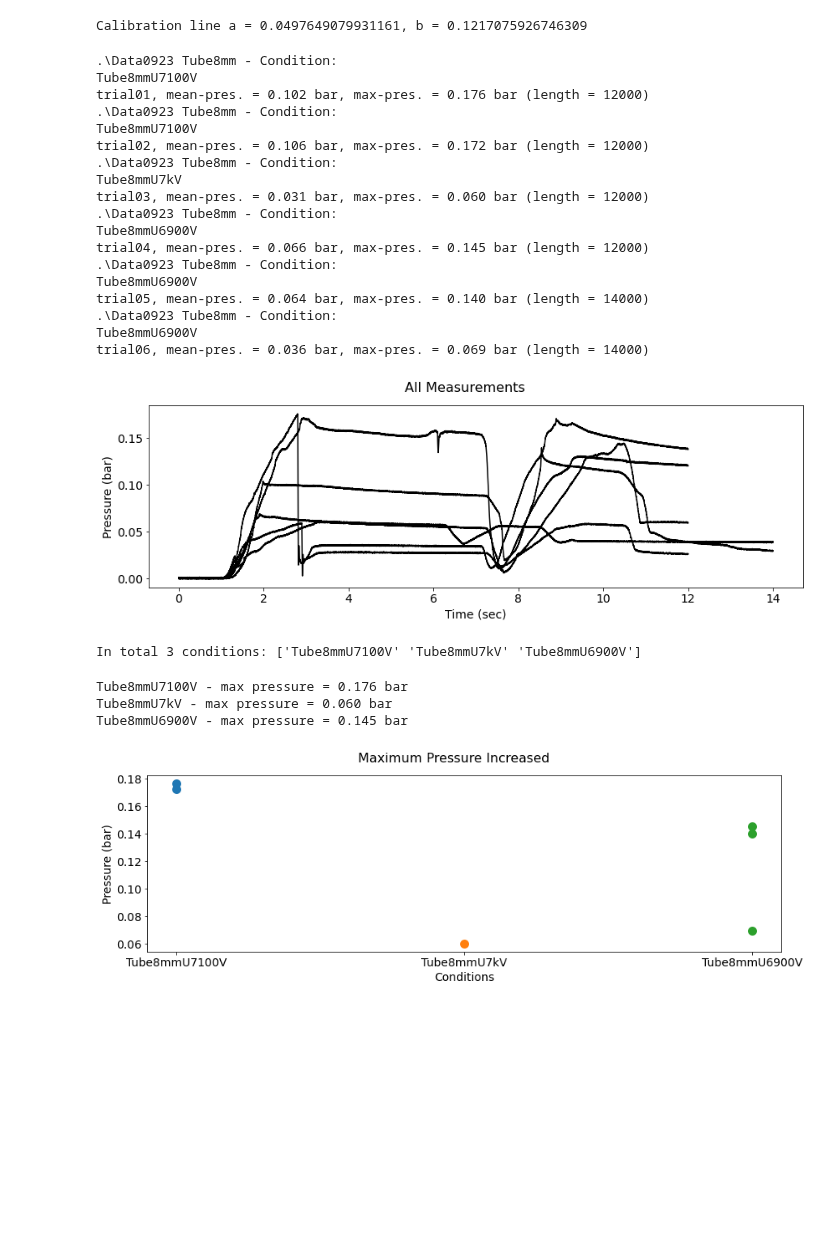
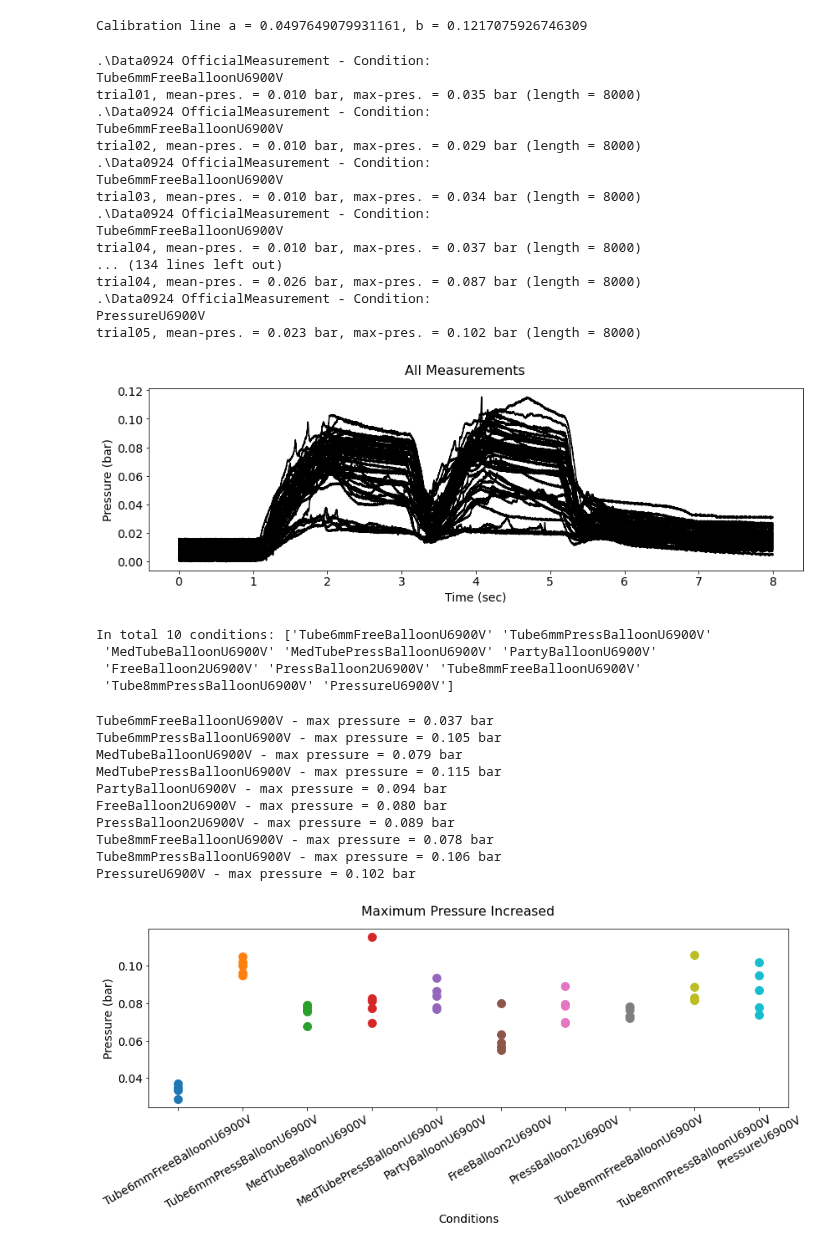
Before and after one commit to maxwellre/pycode, a Jupyter notebook: BipolarDAQ/BipolarDataAnalysis.ipynb, the cells around one changed output. Cells and saved outputs as stored; diff of their text form; code cells hidden in the pictures; blank space fills up the shorter version.

Commit message:
Tested 8mm to 4mm medical tube balloon actuators

```diff
--- a/BipolarDAQ/BipolarDataAnalysis.ipynb
+++ b/BipolarDAQ/BipolarDataAnalysis.ipynb
@@ -18,7 +18,8 @@ plt.rcParams.update({'font.size': 14})
 Fs = 1000
 
 # dataPath = ".\Data0908 Sealed with Hot Glue"
-dataPath = ".\Data0923 Tube8mm"
+# dataPath = ".\Data0923 Tube8mm"
+dataPath = ".\Data0924 OfficialMeasurement"
 
 calib = np.loadtxt('Calibration20210802.txt')
 print("Calibration line a = %.16f, b = %.16f" % (calib[0],calib[1]))
@@ -80,25 +81,24 @@ ax.set_ylabel('Pressure (bar)')
 
 presData = pd.DataFrame(presData, columns = ['Condition','Trial','MeanPressure','MaxPressure'])
 # %% [output]
-.\Data0923 Tube8mm - Condition:
-Tube8mmU7100V
-trial01, mean-pres. = 0.102 bar, max-pres. = 0.176 bar (length = 12000)
-.\Data0923 Tube8mm - Condition:
-Tube8mmU7100V
-trial02, mean-pres. = 0.106 bar, max-pres. = 0.172 bar (length = 12000)
-.\Data0923 Tube8mm - Condition:
-Tube8mmU7kV
-trial03, mean-pres. = 0.031 bar, max-pres. = 0.060 bar (length = 12000)
-.\Data0923 Tube8mm - Condition:
-Tube8mmU6900V
-trial04, mean-pres. = 0.066 bar, max-pres. = 0.145 bar (length = 12000)
-.\Data0923 Tube8mm - Condition:
-Tube8mmU6900V
-trial05, mean-pres. = 0.064 bar, max-pres. = 0.140 bar (length = 14000)
-.\Data0923 Tube8mm - Condition:
-Tube8mmU6900V
-trial06, mean-pres. = 0.036 bar, max-pres. = 0.069 bar (length = 14000)
+.\Data0924 OfficialMeasurement - Condition:
+Tube6mmFreeBalloonU6900V
+trial01, mean-pres. = 0.010 bar, max-pres. = 0.035 bar (length = 8000)
+.\Data0924 OfficialMeasurement - Condition:
+Tube6mmFreeBalloonU6900V
+trial02, mean-pres. = 0.010 bar, max-pres. = 0.029 bar (length = 8000)
+.\Data0924 OfficialMeasurement - Condition:
+Tube6mmFreeBalloonU6900V
+trial03, mean-pres. = 0.010 bar, max-pres. = 0.034 bar (length = 8000)
+.\Data0924 OfficialMeasurement - Condition:
+Tube6mmFreeBalloonU6900V
+trial04, mean-pres. = 0.010 bar, max-pres. = 0.037 bar (length = 8000)
+... (134 lines left out)
+trial04, mean-pres. = 0.026 bar, max-pres. = 0.087 bar (length = 8000)
+.\Data0924 OfficialMeasurement - Condition:
+PressureU6900V
+trial05, mean-pres. = 0.023 bar, max-pres. = 0.102 bar (length = 8000)
-[figure, old version]
+[figure, new version]
 # %%
 ################## presData = pd.read_csv('MergedProsssed0719and0728.csv'); presData.head()
 # %%
@@ -108,7 +108,10 @@ print("In total %d conditions: %s" % (condiNum, condiNames))
 
 ################## condiNames = condiNames[[4,5,0,1,2,3,7,8,15,16,9,11,12,10,6,13,14]]
 # %% [output]
-In total 3 conditions: ['Tube8mmU7100V' 'Tube8mmU7kV' 'Tube8mmU6900V']
+In total 10 conditions: ['Tube6mmFreeBalloonU6900V' 'Tube6mmPressBalloonU6900V'
+ 'MedTubeBalloonU6900V' 'MedTubePressBalloonU6900V' 'PartyBalloonU6900V'
+ 'FreeBalloon2U6900V' 'PressBalloon2U6900V' 'Tube8mmFreeBalloonU6900V'
+ 'Tube8mmPressBalloonU6900V' 'PressureU6900V']
 # %%
 # select_ind = (presData['Trial'] > 0) & (presData['Trial'] < 6)
 select_ind = (presData['Trial'] > 0)
@@ -121,24 +124,31 @@ for condi in condiNames:
     condiMaxMax = np.max(presData.loc[presData['Condition'] == condi, 'MaxPressure'])
     print("%s - max pressure = %.3f bar" % (condi, condiMaxMax))
 # %% [output]
-Tube8mmU7100V - max pressure = 0.176 bar
-Tube8mmU7kV - max pressure = 0.060 bar
-Tube8mmU6900V - max pressure = 0.145 bar
+Tube6mmFreeBalloonU6900V - max pressure = 0.037 bar
+Tube6mmPressBalloonU6900V - max pressure = 0.105 bar
+MedTubeBalloonU6900V - max pressure = 0.079 bar
+MedTubePressBalloonU6900V - max pressure = 0.115 bar
+PartyBalloonU6900V - max pressure = 0.094 bar
+FreeBalloon2U6900V - max pressure = 0.080 bar
+PressBalloon2U6900V - max pressure = 0.089 bar
+Tube8mmFreeBalloonU6900V - max pressure = 0.078 bar
+Tube8mmPressBalloonU6900V - max pressure = 0.106 bar
+PressureU6900V - max pressure = 0.102 bar
 # %%
 # select_ind = (presData['Trial'] > 0) & (presData['Trial'] < 6)
 select_ind = (presData['Trial'] > 0)
 
 ax = aPlot('Maximum Pressure Increased')
 for i in range(condiNum):
     temp = presData.loc[(presData['Condition'] == condiNames[i]) & select_ind, 'MaxPressure']
     ax.scatter(i*np.ones(temp.size), temp, linewidths = 5)
 ax.set_xticks(range(condiNum))
-ax.set_xticklabels(condiNames, rotation=0)
+ax.set_xticklabels(condiNames, rotation=30)
 ax.set_xlabel('Conditions')
 ax.set_ylabel('Pressure (bar)')
 plt.show()
 # %% [output]
-[figure, old version]
+[figure, new version]
 # %%
 # ax = aPlot('Mean Pressure (over the last 2.5-second duration)')
 # for i in range(condiNum):
```
Also changed, not shown: 1 other file.
